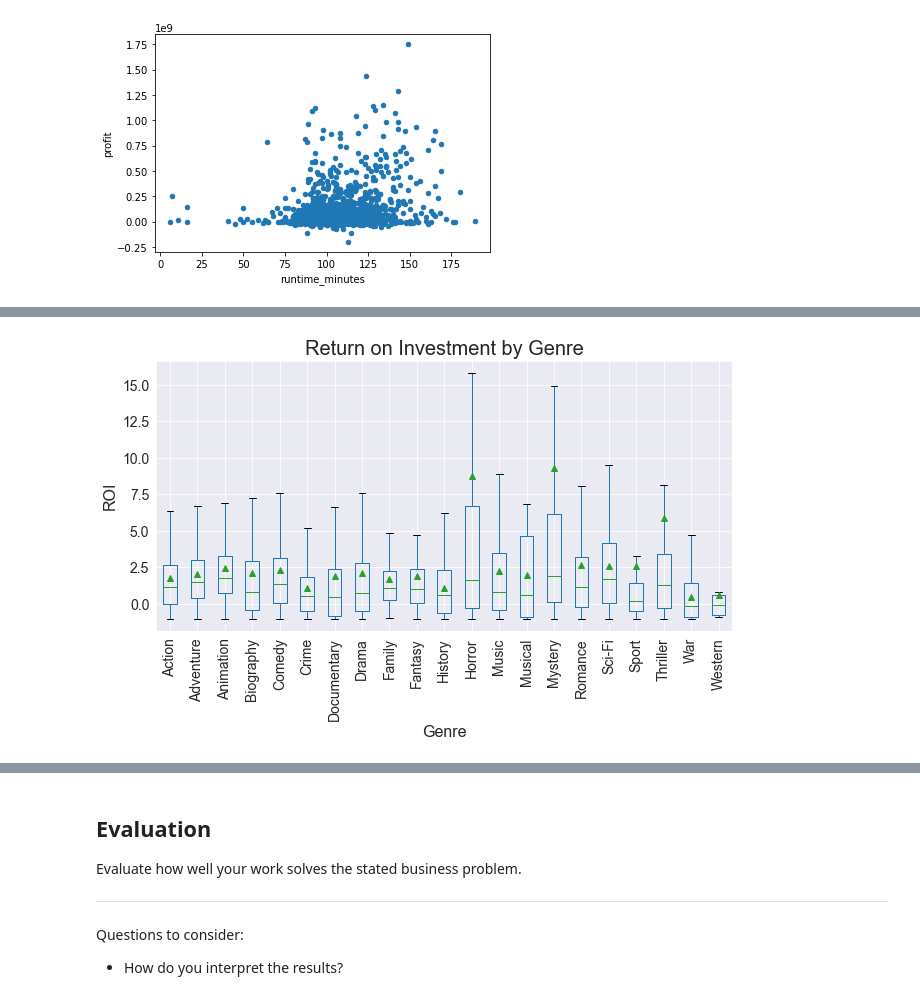
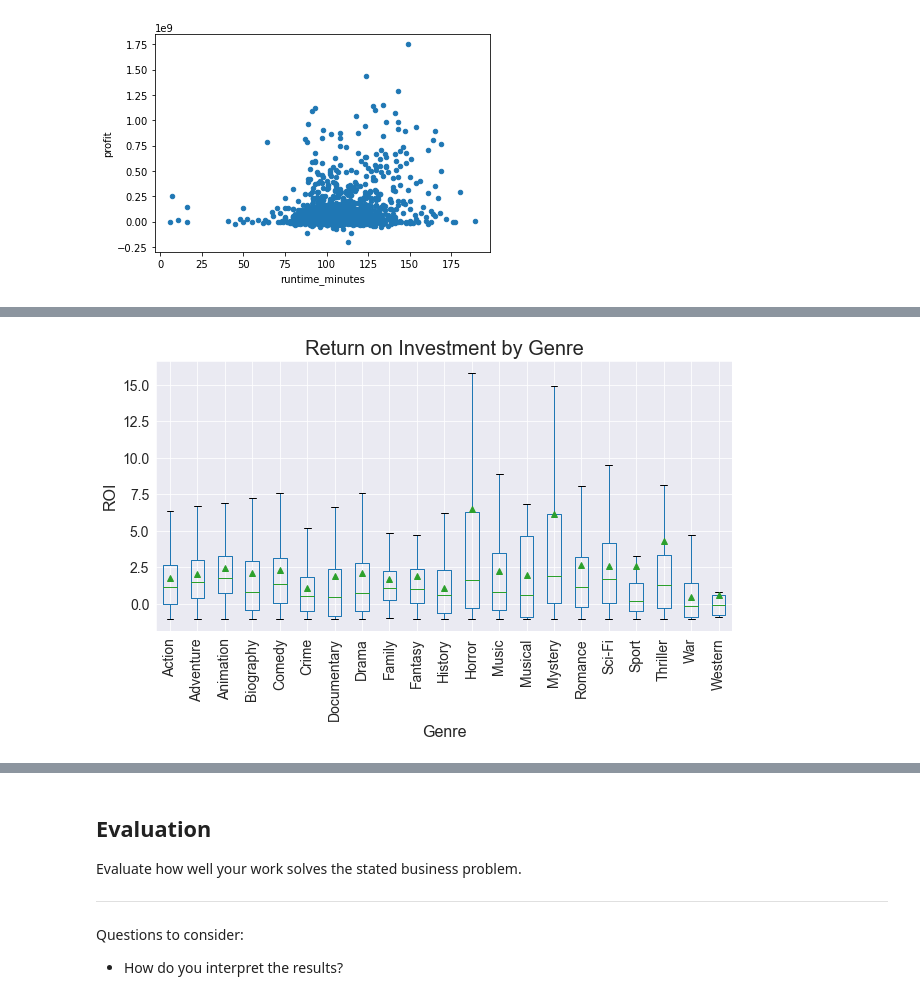
Before and after one commit to ZenBurrito/Phase-1Project, a Jupyter notebook: Movie-Studio-Project.ipynb, the cells around one changed output, grey strips where cells are left out. Cells and saved outputs as stored; diff of their text form; code cells hidden in the pictures.

```diff
--- a/Movie-Studio-Project.ipynb
+++ b/Movie-Studio-Project.ipynb
@@ -310,7 +318,6 @@ def data_cleaning_money(column_name):
 # Tranform product_budget and worldwide_gross and drop domestic_gross and id columns
 data_cleaning_money('worldwide_gross')
 data_cleaning_money('production_budget')
-df_num_cleaned = df_num.drop('id', axis = 1)
 df_num_cleaned = df_num.drop('domestic_gross', axis = 1)
 
 # Transforming release_date into datetime object for easier use
@@ -430,3 +437,6 @@ Questions to consider:
 df_merge_final.plot.scatter('production_budget', 'ROI');
 # %% [output]
 [figure]
+# %%
+# Removing outlier movie 'The Gallows'
+df_merge_final = df_merge_final[df_merge_final['movie'] != 'The Gallows']
@@ -491,14 +494,16 @@ df_genre_final
 # %%
+# Anaylsis of ROI based on movie genre, utlizing boxplot visualation
+# Film data that had multiple genres are included in each genre
 sns.set_style('darkgrid')
 
-fig_box1 = df_genre_final.boxplot(
+fig_box1 = df_genre.boxplot(
     column='ROI', by='genre', fontsize=14, figsize=(10,5), rot=90,
         showfliers=False, showmeans=True, showbox=True)
 
 
 fig_box1.set_ylabel('ROI' , fontsize=16)
 fig_box1.set_xlabel('Genre' , fontsize=16)
 fig_box1.set_title('Return on Investment by Genre' , fontsize=20)
 plt.suptitle('');
 # %% [output]
-[figure, old version]
+[figure, new version]
```
Also changed, not shown: parts of 19 cells of this notebook, 1 other file.
